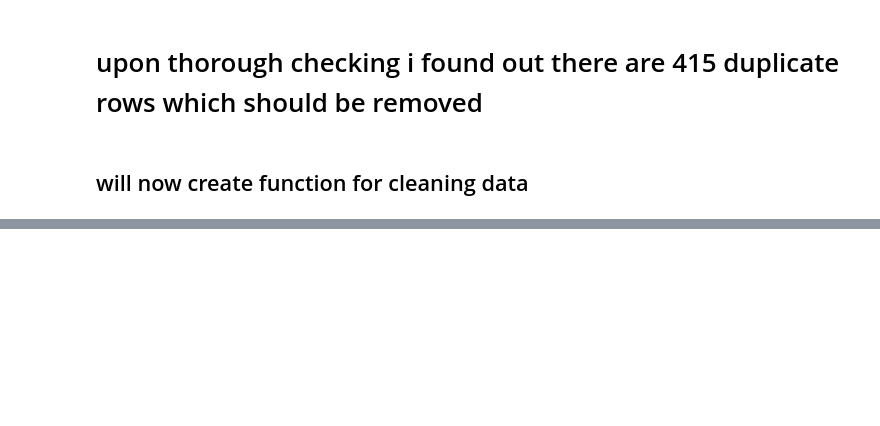
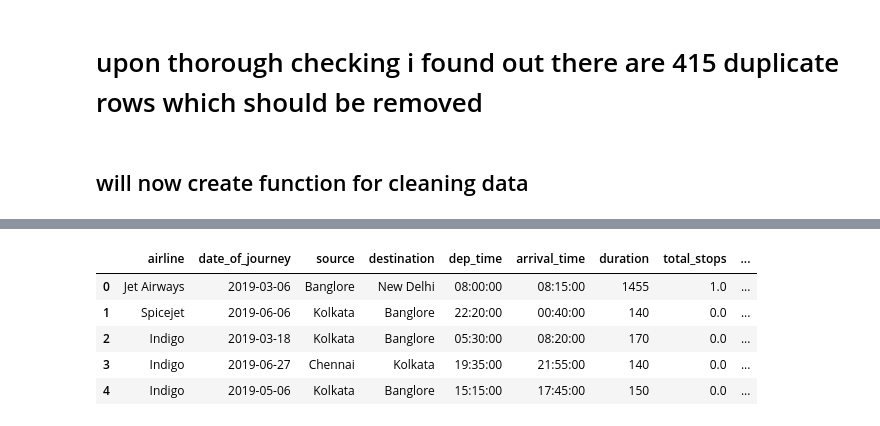
Before and after one commit to samarmubarakpk/SageMaker_End_to_end_flight_price_prediction, a Jupyter notebook: Notebook/data_cleaning.ipynb, the cells around one changed output, grey strips where cells are left out. Saved outputs shown, nothing was run; the diff lists cells and outputs as text; code cells hidden in the pictures; blank space fills up the shorter version.

```diff
--- a/Notebook/data_cleaning.ipynb
+++ b/Notebook/data_cleaning.ipynb
@@ -168,0 +202,10 @@ ValueError: Unable to parse string "non-" at position 0
+# %%
+export_data(X_val, y_val, "val")
+export_data(X_test, y_test, "test")
+# %% [output]
+|  | airline | date_of_journey | source | destination | dep_time | arrival_time | duration | total_stops | ... |
+| 0 | Jet Airways | 2019-03-06 | Banglore | New Delhi | 08:00:00 | 08:15:00 | 1455 | 1.0 | ... |
+| 1 | Spicejet | 2019-06-06 | Kolkata | Banglore | 22:20:00 | 00:40:00 | 140 | 0.0 | ... |
+| 2 | Indigo | 2019-03-18 | Kolkata | Banglore | 05:30:00 | 08:20:00 | 170 | 0.0 | ... |
+| 3 | Indigo | 2019-06-27 | Chennai | Kolkata | 19:35:00 | 21:55:00 | 140 | 0.0 | ... |
+| 4 | Indigo | 2019-05-06 | Kolkata | Banglore | 15:15:00 | 17:45:00 | 150 | 0.0 | ... |
```
Also changed, not shown: parts of 7 cells of this notebook, 5 other files.
